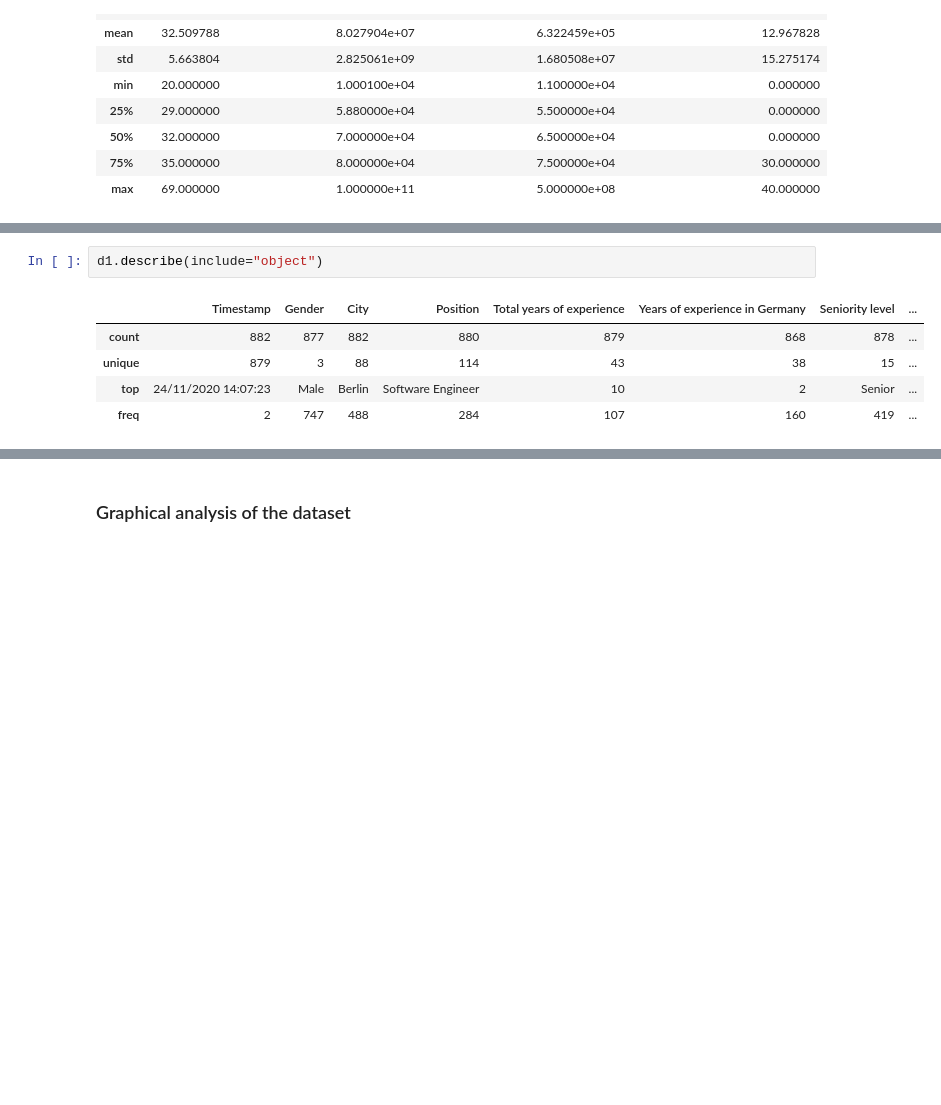
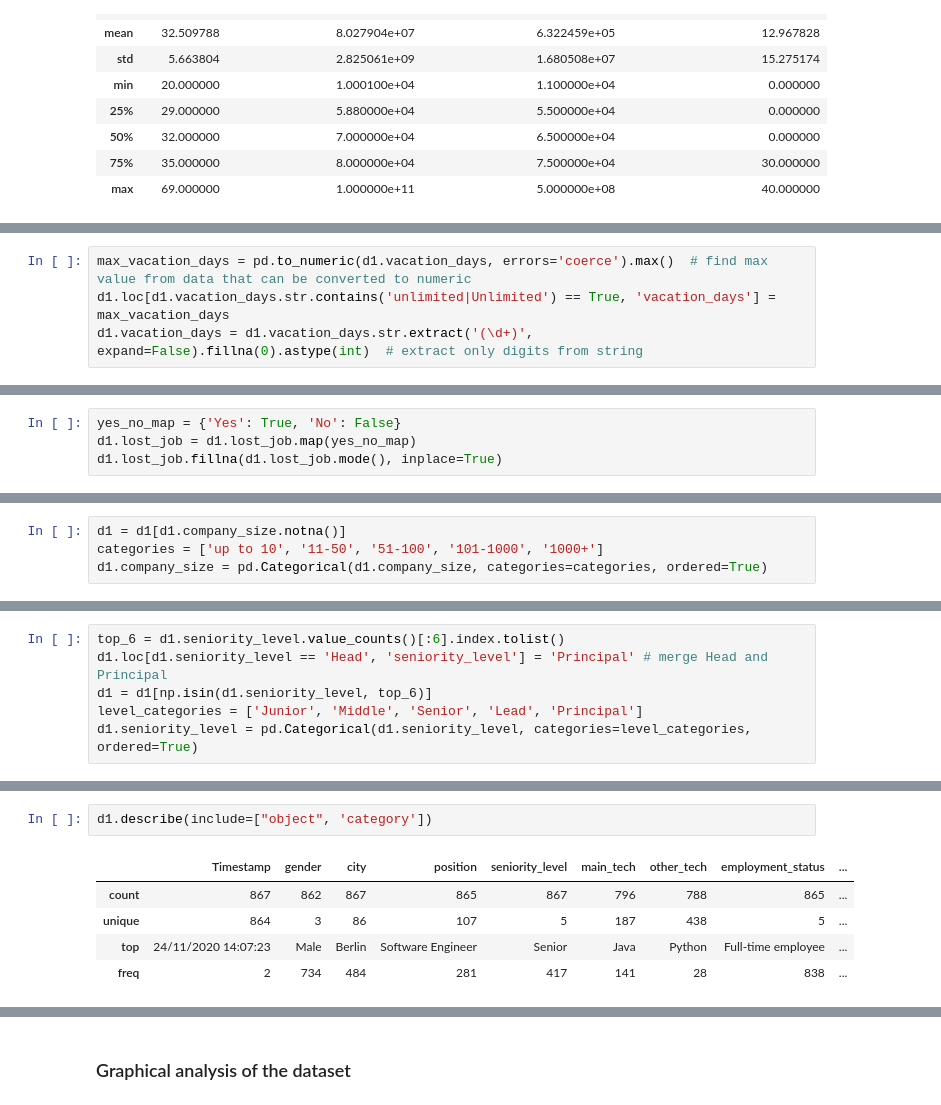
Before and after one commit to x00Pavel/Data-Storage-and-Preparation-projects, a Jupyter notebook: projekt-2/main.ipynb, the cells around one changed output, grey strips where cells are left out. Drawn from its saved outputs; the diff is of its cells as text; blank space fills up the shorter version.

Commit message:
Add data preprocessing

```diff
--- a/projekt-2/main.ipynb
+++ b/projekt-2/main.ipynb
@@ -80,0 +114,4 @@ d1.describe()
+# %%
+max_vacation_days = pd.to_numeric(d1.vacation_days, errors='coerce').max()  # find max value from data that can be converted to numeric
+d1.loc[d1.vacation_days.str.contains('unlimited|Unlimited') == True, 'vacation_days'] = max_vacation_days
+d1.vacation_days = d1.vacation_days.str.extract('(\d+)', expand=False).fillna(0).astype(int)  # extract only digits from string
@@ -80,0 +120,4 @@ d1.describe()
+# %%
+yes_no_map = {'Yes': True, 'No': False}
+d1.lost_job = d1.lost_job.map(yes_no_map)
+d1.lost_job.fillna(d1.lost_job.mode(), inplace=True)
@@ -80,0 +141,4 @@ d1.describe()
+# %%
+d1 = d1[d1.company_size.notna()]
+categories = ['up to 10', '11-50', '51-100', '101-1000', '1000+']
+d1.company_size = pd.Categorical(d1.company_size, categories=categories, ordered=True)
@@ -80,0 +179,6 @@ d1.describe()
+# %%
+top_6 = d1.seniority_level.value_counts()[:6].index.tolist()
+d1.loc[d1.seniority_level == 'Head', 'seniority_level'] = 'Principal' # merge Head and Principal
+d1 = d1[np.isin(d1.seniority_level, top_6)]
+level_categories = ['Junior', 'Middle', 'Senior', 'Lead', 'Principal']
+d1.seniority_level = pd.Categorical(d1.seniority_level, categories=level_categories, ordered=True)
@@ -81,11 +197,11 @@ d1.describe()
 # %%
-d1.describe(include="object")
+d1.describe(include=["object", 'category'])
 # %% [output]
-|  | Timestamp | Gender | City | Position | Total years of experience | Years of experience in Germany | Seniority level | ... |
-| count | 882 | 877 | 882 | 880 | 879 | 868 | 878 | ... |
-| unique | 879 | 3 | 88 | 114 | 43 | 38 | 15 | ... |
-| top | 24/11/2020 14:07:23 | Male | Berlin | Software Engineer | 10 | 2 | Senior | ... |
-| freq | 2 | 747 | 488 | 284 | 107 | 160 | 419 | ... |
+|  | Timestamp | gender | city | position | seniority_level | main_tech | other_tech | employment_status | ... |
+| count | 867 | 862 | 867 | 865 | 867 | 796 | 788 | 865 | ... |
+| unique | 864 | 3 | 86 | 107 | 5 | 187 | 438 | 5 | ... |
+| top | 24/11/2020 14:07:23 | Male | Berlin | Software Engineer | Senior | Java | Python | Full-time employee | ... |
+| freq | 2 | 734 | 484 | 281 | 417 | 141 | 28 | 838 | ... |
 # %%
 print(f"Shape: {d2.shape}")
 print(f"Columns: {d2.columns}")
```
Also changed, not shown: parts of 32 cells of this notebook, 4 other files.
